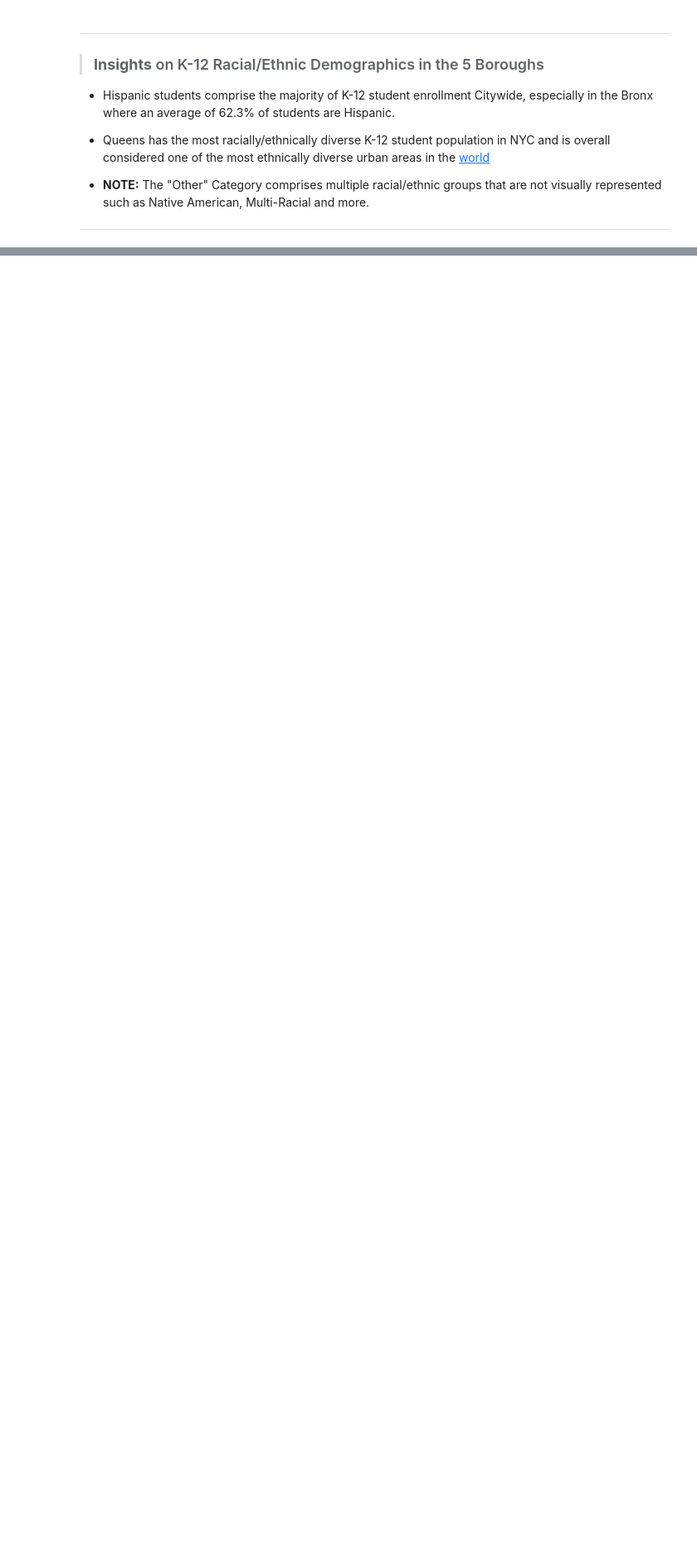
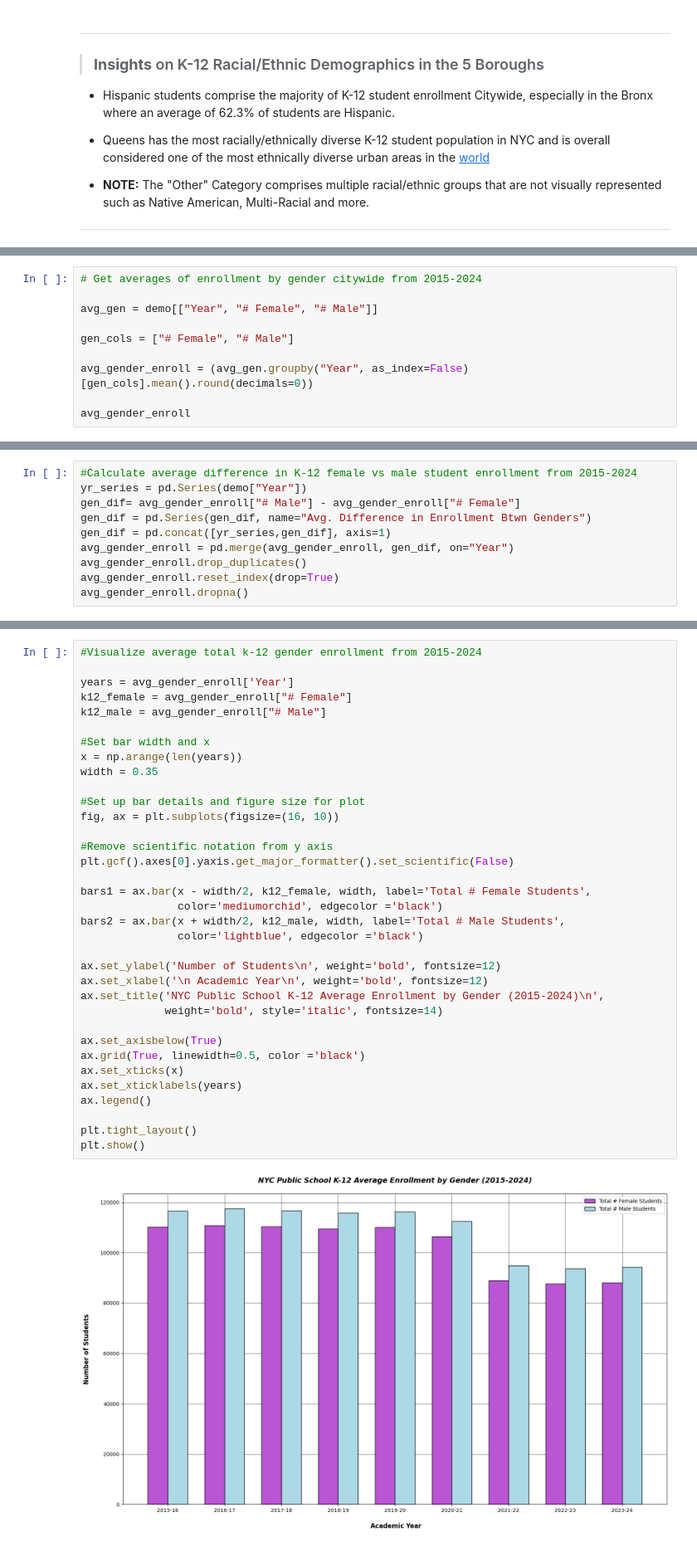
Before and after one commit to thetechleila/NYC-K-8-Public-School-Student-Performance-2016-2024, a Jupyter notebook: code/eda.ipynb, the cells around one changed output, grey strips where cells are left out. Shown at 83% size. Saved outputs shown, nothing was run; the diff lists cells and outputs as text; blank space fills up the shorter version.

```diff
--- a/code/eda.ipynb
+++ b/code/eda.ipynb
@@ -178,3 +178,13 @@ gender_enroll
 | 42 | 2021-22 | Staten Island | 30755 | 33179 |
 | 43 | 2022-23 | Staten Island | 30542 | 33005 |
 | 44 | 2023-24 | Staten Island | 30525 | 32991 |
+# %%
+# Get averages of enrollment by gender citywide from 2015-2024
+
+avg_gen = demo[["Year", "# Female", "# Male"]]
+
+gen_cols = ["# Female", "# Male"]
+
+avg_gender_enroll = (avg_gen.groupby("Year", as_index=False)[gen_cols].mean().round(decimals=0))
+
+avg_gender_enroll
@@ -180,0 +202,10 @@ gender_enroll
+# %%
+#Calculate average difference in K-12 female vs male student enrollment from 2015-2024
+yr_series = pd.Series(demo["Year"])
+gen_dif= avg_gender_enroll["# Male"] - avg_gender_enroll["# Female"]
+gen_dif = pd.Series(gen_dif, name="Avg. Difference in Enrollment Btwn Genders")
+gen_dif = pd.concat([yr_series,gen_dif], axis=1)
+avg_gender_enroll = pd.merge(avg_gender_enroll, gen_dif, on="Year")
+avg_gender_enroll.drop_duplicates()
+avg_gender_enroll.reset_index(drop=True)
+avg_gender_enroll.dropna()
@@ -180,0 +223,37 @@ gender_enroll
+# %%
+#Visualize average total k-12 gender enrollment from 2015-2024
+
+years = avg_gender_enroll['Year']
+k12_female = avg_gender_enroll["# Female"]
+k12_male = avg_gender_enroll["# Male"]
+
+#Set bar width and x
+x = np.arange(len(years))
+width = 0.35
+
+#Set up bar details and figure size for plot
+fig, ax = plt.subplots(figsize=(16, 10))
+
+#Remove scientific notation from y axis
+plt.gcf().axes[0].yaxis.get_major_formatter().set_scientific(False)
+
+bars1 = ax.bar(x - width/2, k12_female, width, label='Total # Female Students',
+               color='mediumorchid', edgecolor ='black')
+bars2 = ax.bar(x + width/2, k12_male, width, label='Total # Male Students',
+               color='lightblue', edgecolor ='black')
+
+ax.set_ylabel('Number of Students\n', weight='bold', fontsize=12)
+ax.set_xlabel('\n Academic Year\n', weight='bold', fontsize=12)
+ax.set_title('NYC Public School K-12 Average Enrollment by Gender (2015-2024)\n',
+             weight='bold', style='italic', fontsize=14)
+
+ax.set_axisbelow(True)
+ax.grid(True, linewidth=0.5, color ='black')
+ax.set_xticks(x)
+ax.set_xticklabels(years)
+ax.legend()
+
+plt.tight_layout()
+plt.show()
+# %% [output]
+[figure, added]
```
Also changed, not shown: parts of 5 cells of this notebook, 2 other files.
